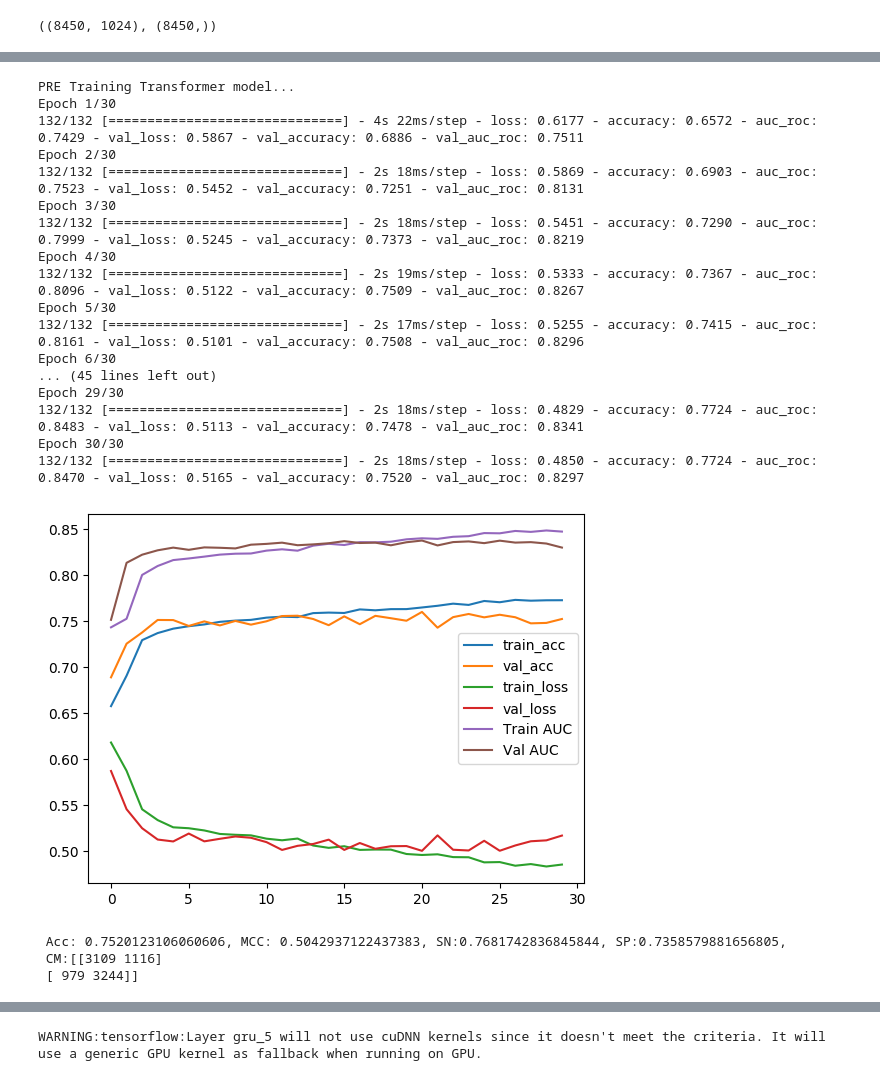
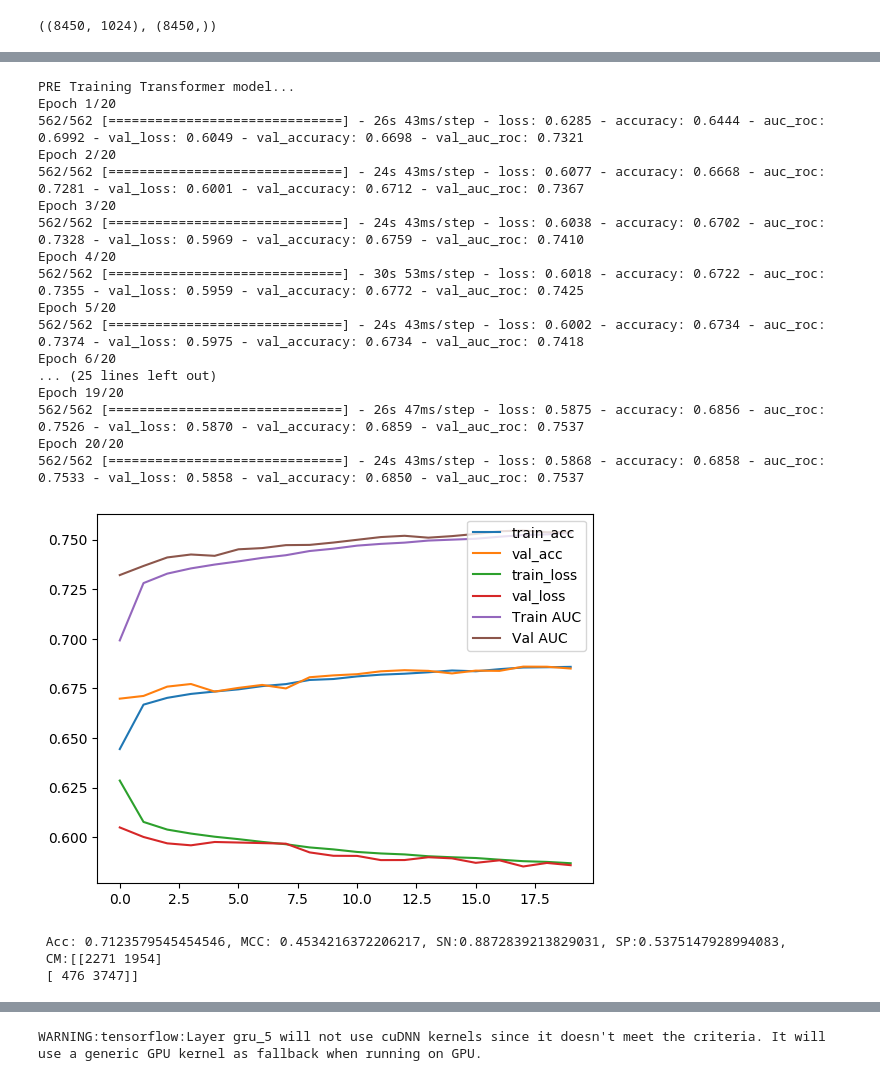
Before and after one commit to anuprulez/transformer_dephosphorylation, a Jupyter notebook: notebooks/train_prot_t5_ffn.ipynb, the cells around one changed output, grey strips where cells are left out. Cells and saved outputs as stored; diff of their text form; code cells hidden in the pictures.

```diff
--- a/notebooks/train_prot_t5_ffn.ipynb
+++ b/notebooks/train_prot_t5_ffn.ipynb
@@ -325,7 +322,7 @@ pre_train_ST_CNN_DBPAF.shape, pre_train_ST_DBPAF_labels.shape
 # %%
-##### Combine Phosphosite DBPAF with ELM
+##### Combine Phosphosite ORG with DBPAF ELM
 
-pre_test_ST_CNN = np.vstack((pre_test_ST, pre_test_ST_CNN_DBPAF))
-pre_test_ST_CNN_labels = np.concatenate((pre_test_ST_labels, pre_test_ST_DBPAF_labels), axis = 0)
+pre_test_ST_CNN = np.vstack((pre_test_ST_CNN_ORG, pre_test_ST_CNN_DBPAF))
+pre_test_ST_CNN_labels = np.concatenate((pre_test_ST_ORG_labels, pre_test_ST_DBPAF_labels), axis = 0)
 pre_test_ST_CNN.shape, pre_test_ST_CNN_labels.shape
 # %% [output]
@@ -333,5 +330,5 @@ pre_test_ST_CNN.shape, pre_test_ST_CNN_labels.shape
 # %%
-pre_train_ST_CNN = np.vstack((pre_train_ST, pre_train_ST_CNN_DBPAF))
-pre_train_ST_CNN_labels = np.concatenate((pre_train_ST_labels, pre_train_ST_DBPAF_labels), axis = 0)
+pre_train_ST_CNN = np.vstack((pre_train_ST_CNN_ORG, pre_train_ST_CNN_DBPAF))
+pre_train_ST_CNN_labels = np.concatenate((pre_train_ST_ORG_labels, pre_train_ST_DBPAF_labels), axis = 0)
 pre_train_ST_CNN.shape, pre_train_ST_CNN_labels.shape
 # %% [output]
@@ -618,67 +625,50 @@ def transformer_model():
 # %%
 # Pretraining transformer
 
-n_epo_transformer = 30
+n_epo_transformer = 20
 model_C = transformer_model()
 model_C.compile(optimizer=Adam(learning_rate=1e-3), loss=BinaryCrossentropy(), metrics=metrics)
 
 #model_C.summary()
 
 checkpointer = ModelCheckpoint(filepath="../models/pre_model_C.h5",
                                 monitor = "val_accuracy",
                                 verbose=0,
                                 save_weights_only=True,
                                 save_best_only=True)
 
 print("PRE Training Transformer model...")
 
-pre_history_C = model_C.fit(pre_train_ST, pre_train_ST_labels, batch_size=256, epochs=n_epo_transformer, verbose=1, callbacks=[checkpointer],
-    validation_data=(pre_test_ST, pre_test_ST_labels))
+#pre_history_C = model_C.fit(pre_train_ST, pre_train_ST_labels, batch_size=256, epochs=n_epo_transformer, verbose=1, callbacks=[checkpointer],
+#    validation_data=(pre_test_ST, pre_test_ST_labels))
 
-#pre_history_C = model_C.fit(pre_train_ST_CNN, pre_train_ST_CNN_labels, batch_size=256, epochs=n_epo_transformer, verbose=1, callbacks=[checkpointer],
-#    validation_data=(pre_test_ST_CNN, pre_test_ST_CNN_labels))
+pre_history_C = model_C.fit(pre_train_ST_CNN, pre_train_ST_CNN_labels, batch_size=1024, epochs=n_epo_transformer, verbose=1, callbacks=[checkpointer],
+    validation_data=(pre_test_ST_CNN, pre_test_ST_CNN_labels))
 
 # pre_train_ST_CNN, pre_train_ST_CNN_labels, batch_size=256, epochs=n_epo_cnn, verbose=1, callbacks=[checkpointer],
 # validation_data=(pre_test_ST_CNN, pre_test_ST_CNN_labels)
 
 # Save model
 #model_C.save_weights('../models/pre_model_C.h5')
-
-y_pred = model_C.predict(pre_test_ST).reshape(pre_test_ST_labels.shape[0],)
-y_pred = (y_pred > 0.5)
-y_pred = [int(i) for i in y_pred]
-pre_test_ST_labels = np.array(pre_test_ST_labels)
-y_pred = np.array(y_pred)
-
-cm = confusion_matrix(pre_test_ST_labels, y_pred)
-mcc = matthews_corrcoef(pre_test_ST_labels, y_pred)
-acc = accuracy_score(pre_test_ST_labels, y_pred)
-
-sn = cm[1][1]/(cm[1][1]+cm[1][0])
-sp = cm[0][0]/(cm[0][0]+cm[0][1])
-
-#save plot
-plot(pre_history_C)
-print("\n Acc: %s, MCC: %s, SN:%s, SP:%s, \n CM:%s" %(str(acc), str(mcc), str(sn), str(sp), cm))
 # %% [output]
 PRE Training Transformer model...
-Epoch 1/30
-132/132 [==============================] - 4s 22ms/step - loss: 0.6177 - accuracy: 0.6572 - auc_roc: 0.7429 - val_loss: 0.5867 - val_accuracy: 0.6886 - val_auc_roc: 0.7511
-Epoch 2/30
-132/132 [==============================] - 2s 18ms/step - loss: 0.5869 - accuracy: 0.6903 - auc_roc: 0.7523 - val_loss: 0.5452 - val_accuracy: 0.7251 - val_auc_roc: 0.8131
-Epoch 3/30
-132/132 [==============================] - 2s 18ms/step - loss: 0.5451 - accuracy: 0.7290 - auc_roc: 0.7999 - val_loss: 0.5245 - val_accuracy: 0.7373 - val_auc_roc: 0.8219
-Epoch 4/30
-132/132 [==============================] - 2s 19ms/step - loss: 0.5333 - accuracy: 0.7367 - auc_roc: 0.8096 - val_loss: 0.5122 - val_accuracy: 0.7509 - val_auc_roc: 0.8267
-Epoch 5/30
-132/132 [==============================] - 2s 17ms/step - loss: 0.5255 - accuracy: 0.7415 - auc_roc: 0.8161 - val_loss: 0.5101 - val_accuracy: 0.7508 - val_auc_roc: 0.8296
-Epoch 6/30
-... (45 lines left out)
-Epoch 29/30
-132/132 [==============================] - 2s 18ms/step - loss: 0.4829 - accuracy: 0.7724 - auc_roc: 0.8483 - val_loss: 0.5113 - val_accuracy: 0.7478 - val_auc_roc: 0.8341
-Epoch 30/30
-132/132 [==============================] - 2s 18ms/step - loss: 0.4850 - accuracy: 0.7724 - auc_roc: 0.8470 - val_loss: 0.5165 - val_accuracy: 0.7520 - val_auc_roc: 0.8297
+Epoch 1/20
+562/562 [==============================] - 26s 43ms/step - loss: 0.6285 - accuracy: 0.6444 - auc_roc: 0.6992 - val_loss: 0.6049 - val_accuracy: 0.6698 - val_auc_roc: 0.7321
+Epoch 2/20
+562/562 [==============================] - 24s 43ms/step - loss: 0.6077 - accuracy: 0.6668 - auc_roc: 0.7281 - val_loss: 0.6001 - val_accuracy: 0.6712 - val_auc_roc: 0.7367
+Epoch 3/20
+562/562 [==============================] - 24s 43ms/step - loss: 0.6038 - accuracy: 0.6702 - auc_roc: 0.7328 - val_loss: 0.5969 - val_accuracy: 0.6759 - val_auc_roc: 0.7410
+Epoch 4/20
+562/562 [==============================] - 30s 53ms/step - loss: 0.6018 - accuracy: 0.6722 - auc_roc: 0.7355 - val_loss: 0.5959 - val_accuracy: 0.6772 - val_auc_roc: 0.7425
+Epoch 5/20
+562/562 [==============================] - 24s 43ms/step - loss: 0.6002 - accuracy: 0.6734 - auc_roc: 0.7374 - val_loss: 0.5975 - val_accuracy: 0.6734 - val_auc_roc: 0.7418
+Epoch 6/20
+... (25 lines left out)
+Epoch 19/20
+562/562 [==============================] - 26s 47ms/step - loss: 0.5875 - accuracy: 0.6856 - auc_roc: 0.7526 - val_loss: 0.5870 - val_accuracy: 0.6859 - val_auc_roc: 0.7537
+Epoch 20/20
+562/562 [==============================] - 24s 43ms/step - loss: 0.5868 - accuracy: 0.6858 - auc_roc: 0.7533 - val_loss: 0.5858 - val_accuracy: 0.6850 - val_auc_roc: 0.7537
-[figure, old version]
+[figure, new version]
- Acc: 0.7520123106060606, MCC: 0.5042937122437383, SN:0.7681742836845844, SP:0.7358579881656805,
- CM:[[3109 1116]
- [ 979 3244]]
+ Acc: 0.7123579545454546, MCC: 0.4534216372206217, SN:0.8872839213829031, SP:0.5375147928994083,
+ CM:[[2271 1954]
+ [ 476 3747]]
```
Also changed, not shown: parts of 22 cells of this notebook, 9 other files.
